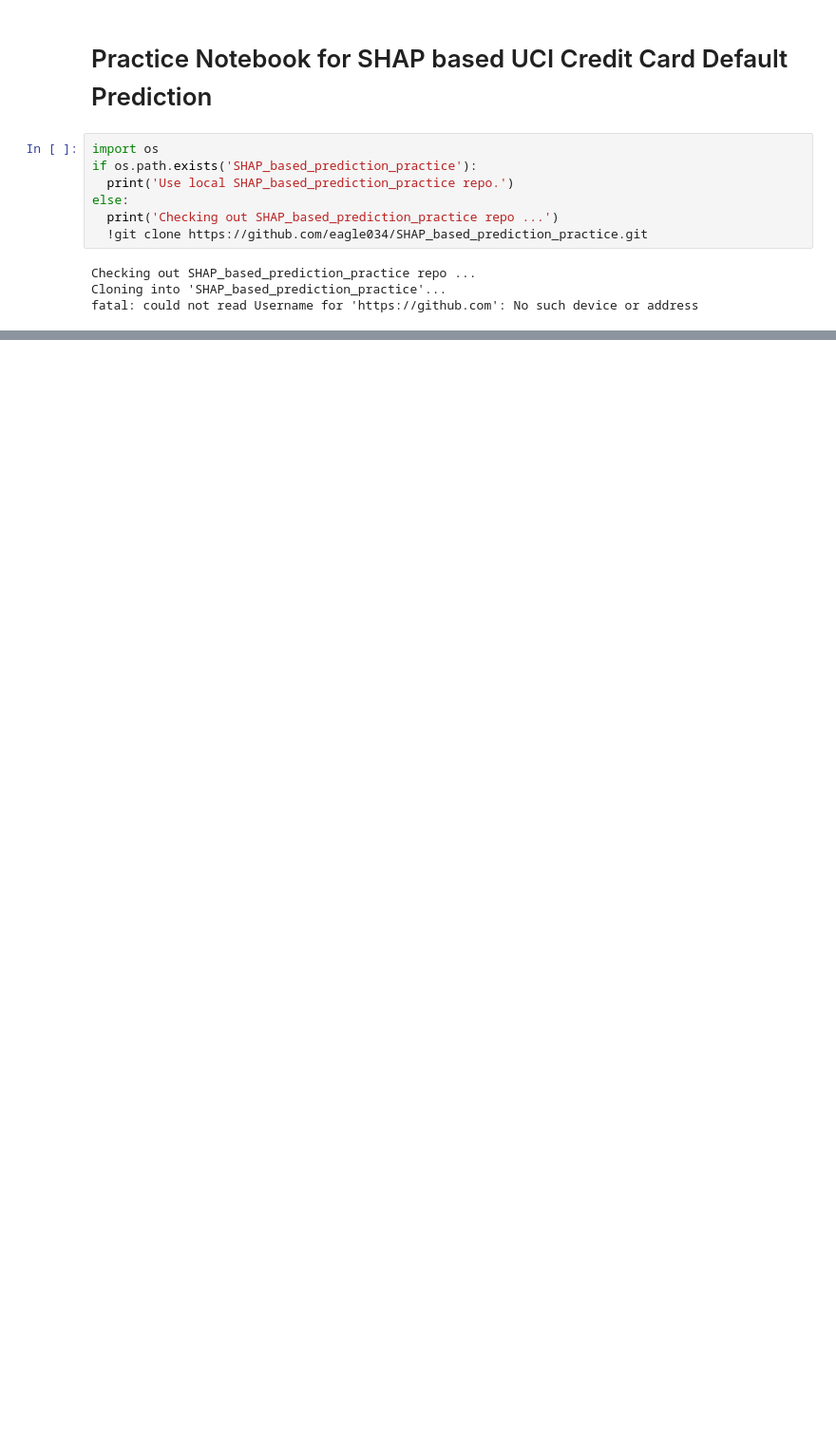
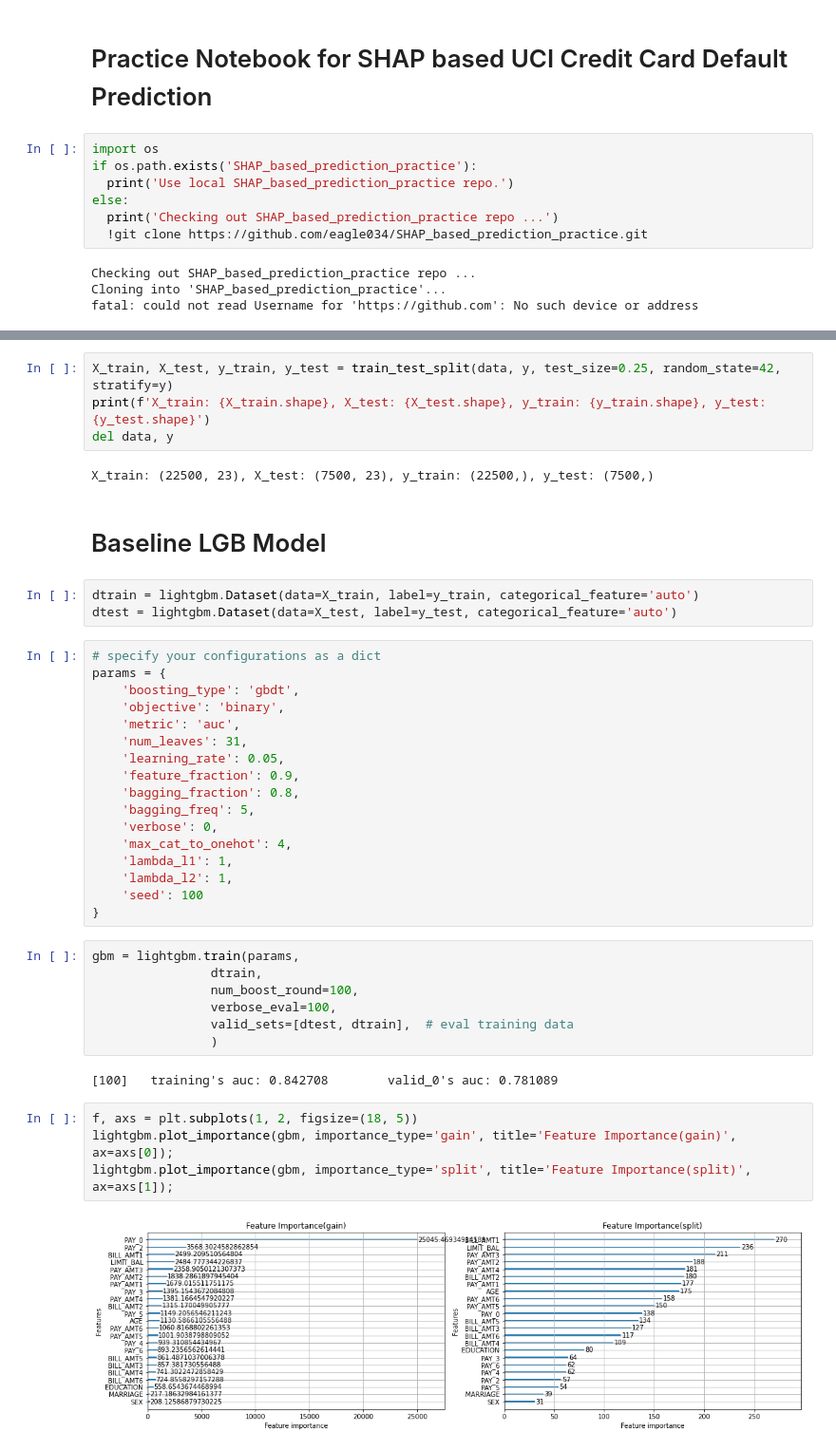
Before and after one commit to eagle034/UNCC_DSBA_5122_visualization_project, a Jupyter notebook: TREE_SHAP_UCI_Credit_Card_default_practice.ipynb, the cells around one changed output, grey strips where cells are left out. Shown at 95% size. Saved outputs shown, nothing was run; the diff lists cells and outputs as text; blank space fills up the shorter version.

Commit message:
added LightGBM and SHAP summary plot

```diff
--- a/TREE_SHAP_UCI_Credit_Card_default_practice.ipynb
+++ b/TREE_SHAP_UCI_Credit_Card_default_practice.ipynb
@@ -20,0 +127,43 @@ fatal: could not read Username for 'https://github.com': No such device or addre
+# %%
+X_train, X_test, y_train, y_test = train_test_split(data, y, test_size=0.25, random_state=42, stratify=y)
+print(f'X_train: {X_train.shape}, X_test: {X_test.shape}, y_train: {y_train.shape}, y_test: {y_test.shape}')
+del data, y
+# %% [output]
+X_train: (22500, 23), X_test: (7500, 23), y_train: (22500,), y_test: (7500,)
+# %% [markdown]
+# Baseline LGB Model
+# %%
+dtrain = lightgbm.Dataset(data=X_train, label=y_train, categorical_feature='auto')
+dtest = lightgbm.Dataset(data=X_test, label=y_test, categorical_feature='auto')
+# %%
+# specify your configurations as a dict
+params = {
+    'boosting_type': 'gbdt',
+    'objective': 'binary',
+    'metric': 'auc',
+    'num_leaves': 31,
+    'learning_rate': 0.05,
+    'feature_fraction': 0.9,
+    'bagging_fraction': 0.8,
+    'bagging_freq': 5,
+    'verbose': 0,
+    'max_cat_to_onehot': 4,
+    'lambda_l1': 1,
+    'lambda_l2': 1,
+    'seed': 100
+}
+# %%
+gbm = lightgbm.train(params,
+                dtrain,
+                num_boost_round=100,
+                verbose_eval=100,
+                valid_sets=[dtest, dtrain],  # eval training data
+                )
+# %% [output]
+[100]   training's auc: 0.842708        valid_0's auc: 0.781089
+# %%
+f, axs = plt.subplots(1, 2, figsize=(18, 5))
+lightgbm.plot_importance(gbm, importance_type='gain', title='Feature Importance(gain)', ax=axs[0]);
+lightgbm.plot_importance(gbm, importance_type='split', title='Feature Importance(split)', ax=axs[1]);
+# %% [output]
+[figure, added]
```
Also changed, not shown: parts of 36 cells of this notebook.
